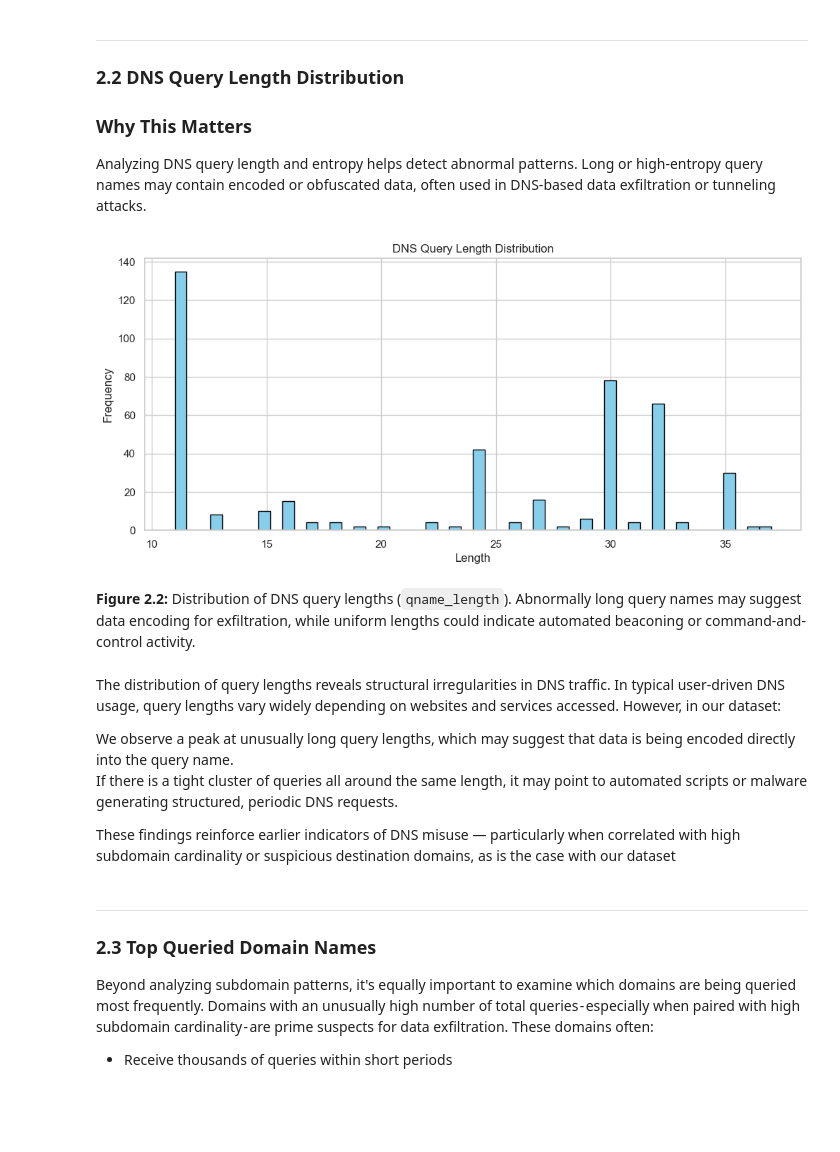
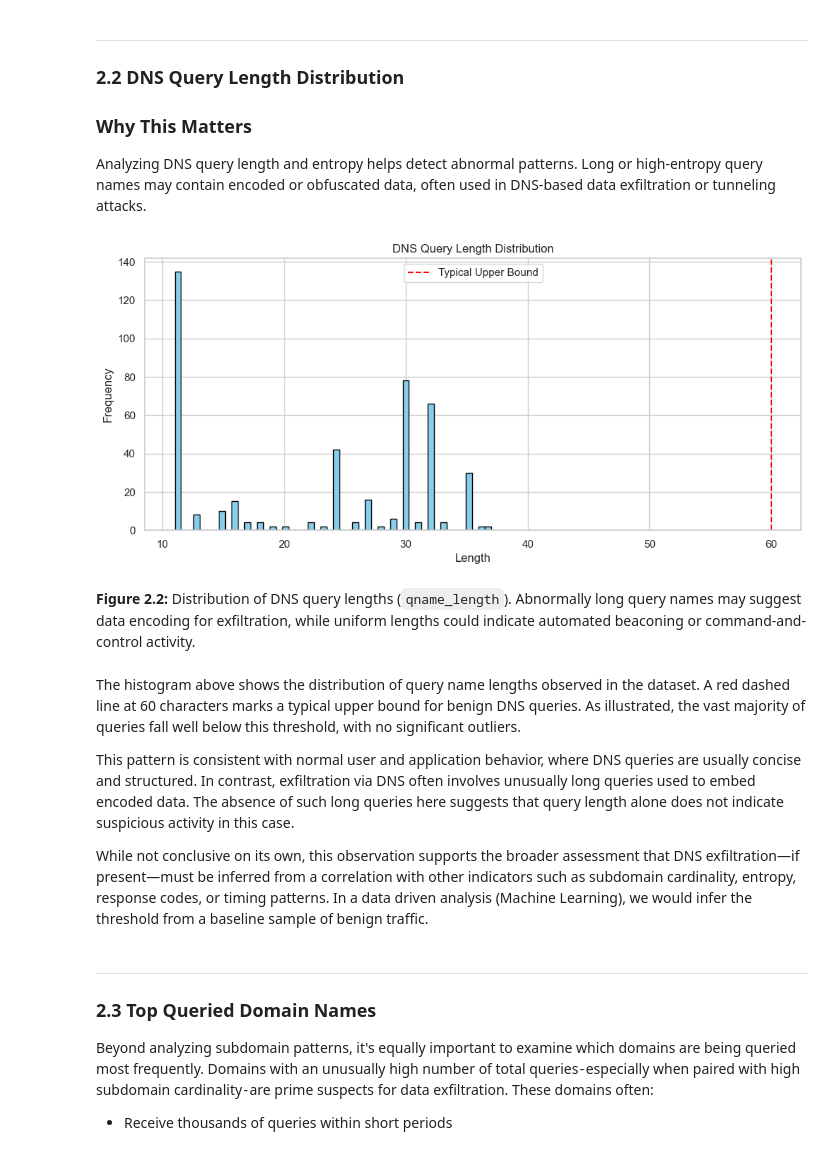
Before and after one commit to hmaosa/dns-exfiltration-detection, a Jupyter notebook: Notebooks/dns_exfiltration_github.ipynb, the cells around one changed output. Drawn from its saved outputs; the diff is of its cells as text; code cells hidden in the pictures; blank space fills up the shorter version.

```diff
--- a/Notebooks/dns_exfiltration_github.ipynb
+++ b/Notebooks/dns_exfiltration_github.ipynb
@@ -79,0 +65,5 @@ df.head(3) if df is not None else "Upload a file to begin analysis."
+# %%
+pcap_file = '../parsed_output/all_dns.json' # specify the location of your parsed JSON files
+
+df, empty_q_df = process_dns(pcap_file)
+df.head(3) if df is not None else "Upload a file to begin analysis."
@@ -158,23 +154,24 @@ Analyzing DNS query length and entropy helps detect abnormal patterns. Long or h
 # %%
 plt.figure(figsize=(12, 5))
 plt.hist(df['qname_length'], bins=50, color='skyblue', edgecolor='black')
 plt.title("DNS Query Length Distribution")
 plt.xlabel("Length")
 plt.ylabel("Frequency")
+plt.axvline(x=60, color='red', linestyle='--', label='Typical Upper Bound')
 plt.grid(True)
+plt.legend()
 plt.savefig('../Images/query_len.png')
 plt.show()
 # %% [output]
-[figure, old version]
+[figure, new version]
 # %% [markdown]
 **Figure 2.2:** Distribution of DNS query lengths (`qname_length`). Abnormally long query names may suggest data encoding for exfiltration, while uniform lengths could indicate automated beaconing or command-and-control activity.
 # %% [markdown]
-The distribution of query lengths reveals structural irregularities in DNS traffic. In typical user-driven DNS usage, query lengths vary widely depending on websites and services accessed. However, in our dataset:
+The histogram above shows the distribution of query name lengths observed in the dataset. A red dashed line at 60 characters marks a typical upper bound for benign DNS queries. As illustrated, the vast majority of queries fall well below this threshold, with no significant outliers.
 
-We observe a peak at unusually long query lengths, which may suggest that data is being encoded directly into the query name.
-If there is a tight cluster of queries all around the same length, it may point to automated scripts or malware generating structured, periodic DNS requests.
+This pattern is consistent with normal user and application behavior, where DNS queries are usually concise and structured. In contrast, exfiltration via DNS often involves unusually long queries used to embed encoded data. The absence of such long queries here suggests that query length alone does not indicate suspicious activity in this case.
 
-These findings reinforce earlier indicators of DNS misuse — particularly when correlated with high subdomain cardinality or suspicious destination domains, as is the case with our dataset
+While not conclusive on its own, this observation supports the broader assessment that DNS exfiltration—if present—must be inferred from a correlation with other indicators such as subdomain cardinality, entropy, response codes, or timing patterns. In a data driven analysis (Machine Learning), we would infer the threshold from a baseline sample of benign traffic.
 # %% [markdown]
 ---
 ### 2.3 Top Queried Domain Names
```
Also changed, not shown: parts of 22 cells of this notebook, 27 other files.
